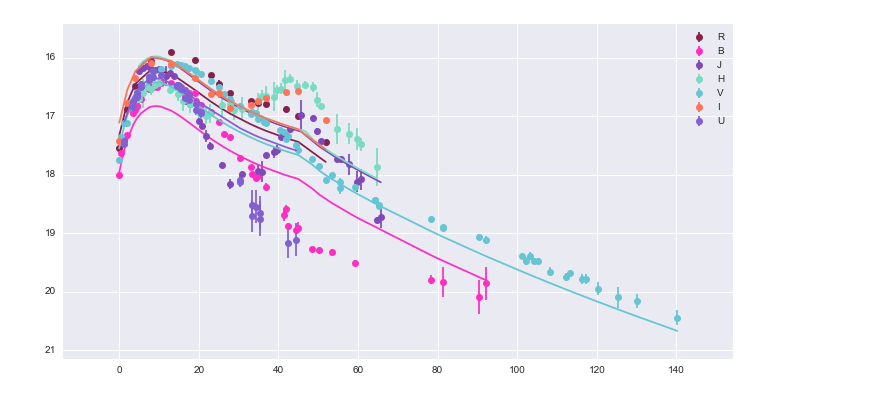
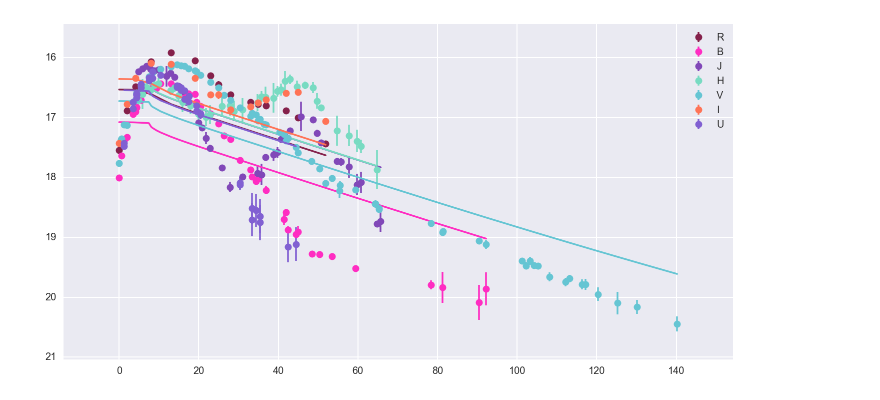
Before and after one commit to guillochon/MOSFiT, a Jupyter notebook: friendlyfit.ipynb, the cells around one changed output. Drawn from its saved outputs; the diff is of its cells as text; code cells hidden in the pictures.

Commit message:
ENH: notebook updated to read from new walkers.json

```diff
--- a/friendlyfit.ipynb
+++ b/friendlyfit.ipynb
@@ -1,31 +1,33 @@
 # %%
 %matplotlib inline
+%config InlineBackend.figure_format='retina'
 
 import json
 import matplotlib.pyplot as plt
 from friendlyfit.plotting import bandcolorf
 
-with open('products/lc.json', 'r') as f:
+with open('products/walkers.json', 'r') as f:
     data = json.loads(f.read())
 
+data = data["0"]
 band_names = list(set(data['bands']))
 
 fig = plt.figure(figsize=(12,6))
 for band in band_names:
     xs, ys = zip(*[
         [x, y] for x, y, z in
         zip(data['times'], data['model_magnitudes'], data['bands'])
         if z == band])
     plt.plot(xs, ys, c=bandcolorf(band))
     xs, ys, yes = zip(*[
         [x, y, ye] for x, y, ye, z in
         zip(data['times'], data['magnitudes'], data['e_magnitudes'], data['bands'])
         if z == band])
     plt.errorbar(xs, ys, yerr=yes, c=bandcolorf(band), fmt='o', label=band)
 plt.gca().invert_yaxis()
 plt.margins(0.1,0.1)
 plt.legend()
 plt.show()
 fig.savefig('products/lc.png')
 # %% [output]
-[figure, old version]
+[figure, new version]
```
Also changed, not shown: 1 other file.
